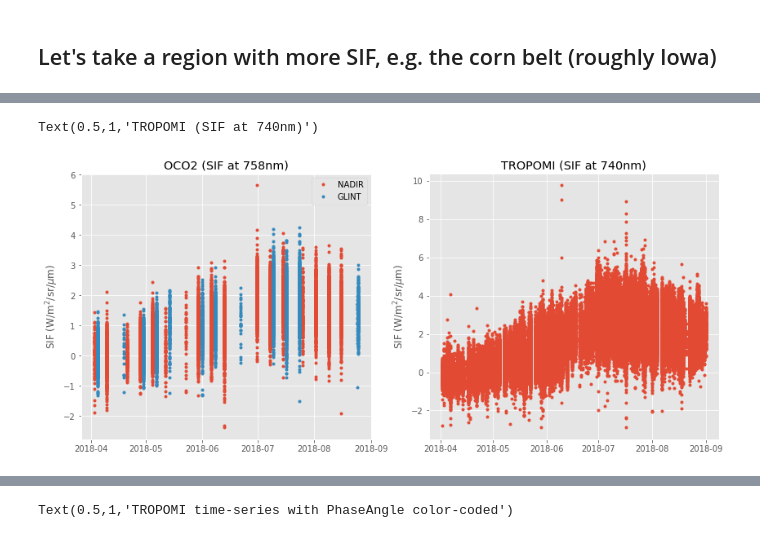
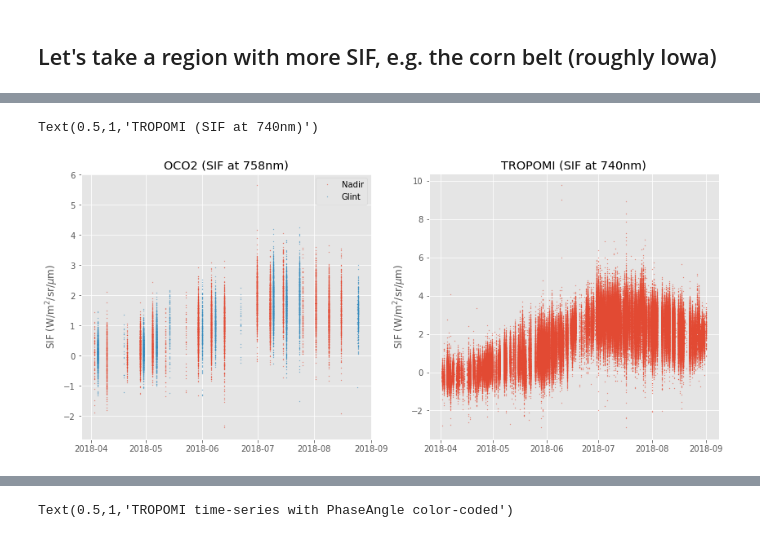
Before and after one commit to cfranken/SIF_tools, a Jupyter notebook: python/SIF Level 2 handling.ipynb, the cells around one changed output, grey strips where cells are left out. Drawn from its saved outputs; the diff is of its cells as text; code cells hidden in the pictures.

```diff
--- a/python/SIF Level 2 handling.ipynb
+++ b/python/SIF Level 2 handling.ipynb
@@ -156,18 +169,18 @@ tropomi_iowa.time_python = convert_time(tropomi_iowa.time, t_unit_tropomi, t_cal
 # %%
 # now lets plot a timeseries
 figsize(14,6)
 plt.subplot(1,2,1)
 nadir = np.where(oco2_iowa.mode==0)[0]
 glint = np.where(oco2_iowa.mode==1)[0]
-plt.plot(oco2_iowa.time_python[nadir], oco2_iowa.sif_757[nadir],'.', label='NADIR')
-plt.plot(oco2_iowa.time_python[glint], oco2_iowa.sif_757[glint],'.', label='GLINT')
+plt.plot(oco2_iowa.time_python[nadir], oco2_iowa.sif_757[nadir],'.',markersize=0.5, label='Nadir')
+plt.plot(oco2_iowa.time_python[glint], oco2_iowa.sif_757[glint],'.',markersize=0.5, label='Glint')
 plt.ylabel('SIF (W/m$^2$/sr/$\mu$m)')
 plt.title('OCO2 (SIF at 758nm)')
 plt.legend(loc=0)
 plt.subplot(1,2,2)
-plt.plot(tropomi_iowa.time_python, tropomi_iowa.sif,'.')
+plt.plot(tropomi_iowa.time_python, tropomi_iowa.sif,'.',markersize=0.5)
 plt.ylabel('SIF (W/m$^2$/sr/$\mu$m)')
 plt.title('TROPOMI (SIF at 740nm)')
 # %% [output]
 Text(0.5,1,'TROPOMI (SIF at 740nm)')
-[figure, old version]
+[figure, new version]
```
Also changed, not shown: parts of 36 cells of this notebook, 1 other file.
